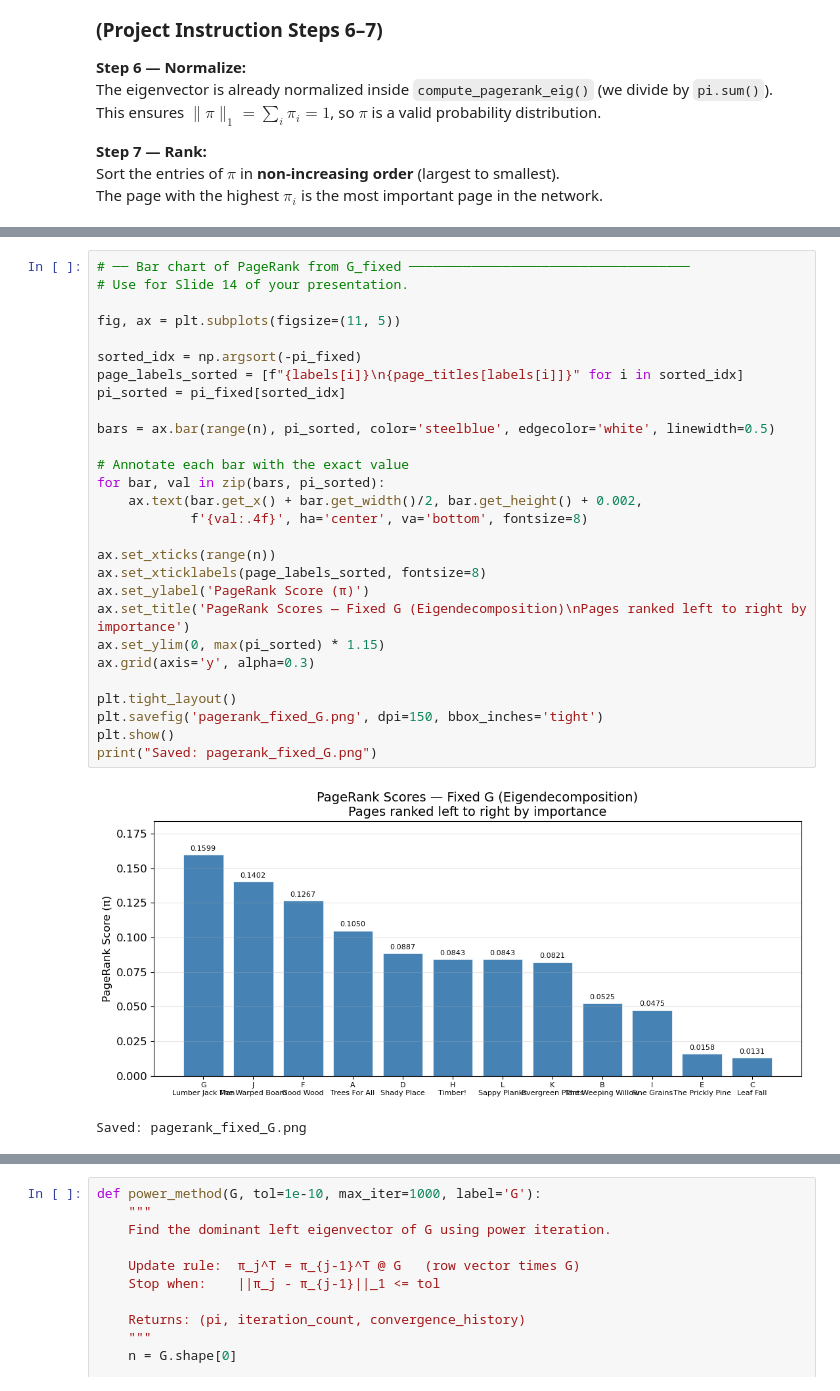
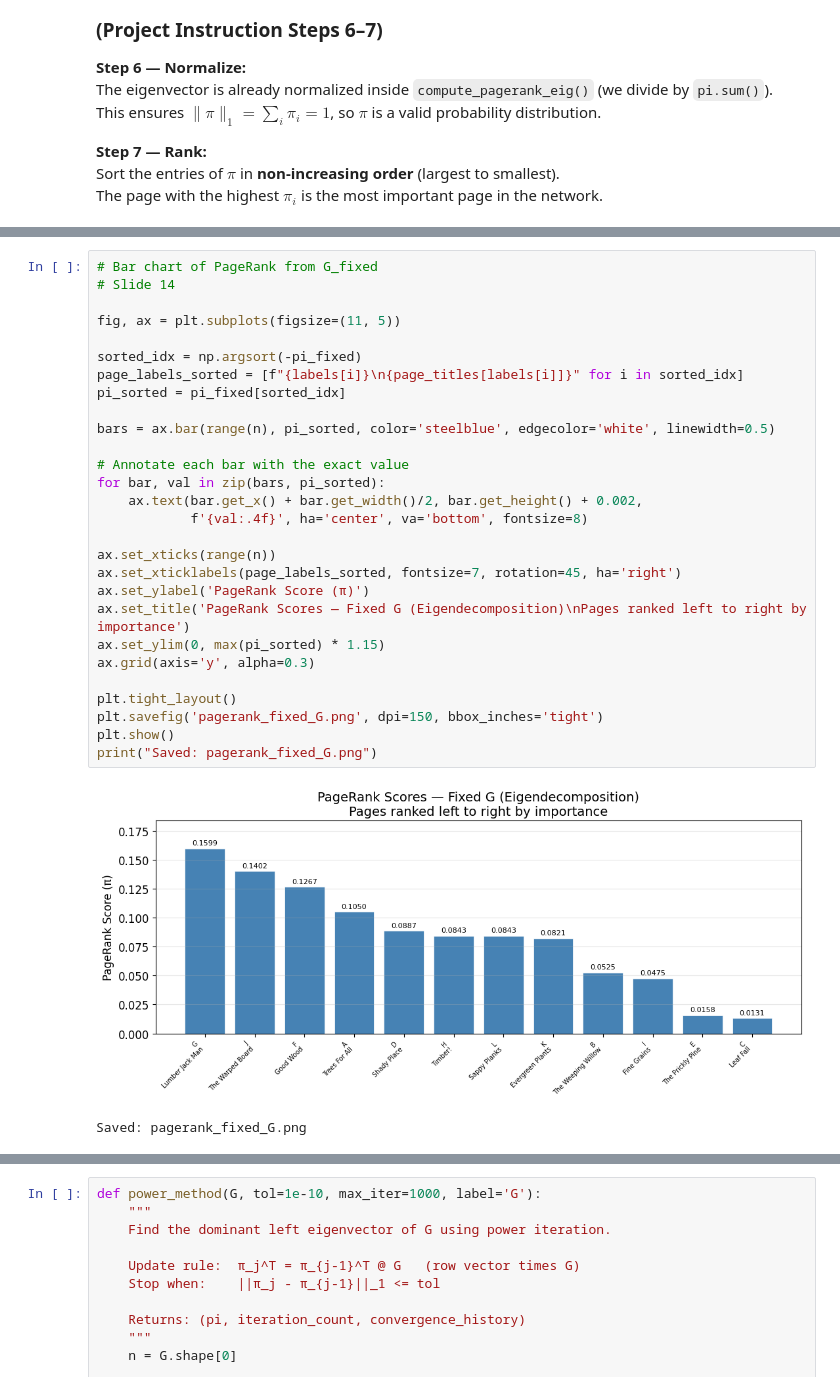
Before and after one commit to arezoog/MAT167_Final, a Jupyter notebook: MAT167_PageRank.ipynb, the cells around one changed output, grey strips where cells are left out. Saved outputs shown, nothing was run; the diff lists cells and outputs as text.

```diff
--- a/MAT167_PageRank.ipynb
+++ b/MAT167_PageRank.ipynb
@@ -429,35 +429,35 @@ Rank   Page   Title                     π value      % of total
 
   sum(π) = 1.00000000  (must be 1.0)
 # %%
-# ── Bar chart of PageRank from G_fixed ────────────────────────────────────
-# Use for Slide 14 of your presentation.
+# Bar chart of PageRank from G_fixed
+# Slide 14
 
 fig, ax = plt.subplots(figsize=(11, 5))
 
 sorted_idx = np.argsort(-pi_fixed)
 page_labels_sorted = [f"{labels[i]}\n{page_titles[labels[i]]}" for i in sorted_idx]
 pi_sorted = pi_fixed[sorted_idx]
 
 bars = ax.bar(range(n), pi_sorted, color='steelblue', edgecolor='white', linewidth=0.5)
 
 # Annotate each bar with the exact value
 for bar, val in zip(bars, pi_sorted):
     ax.text(bar.get_x() + bar.get_width()/2, bar.get_height() + 0.002,
             f'{val:.4f}', ha='center', va='bottom', fontsize=8)
 
 ax.set_xticks(range(n))
-ax.set_xticklabels(page_labels_sorted, fontsize=8)
+ax.set_xticklabels(page_labels_sorted, fontsize=7, rotation=45, ha='right')
 ax.set_ylabel('PageRank Score (π)')
 ax.set_title('PageRank Scores — Fixed G (Eigendecomposition)\nPages ranked left to right by importance')
 ax.set_ylim(0, max(pi_sorted) * 1.15)
 ax.grid(axis='y', alpha=0.3)
 
 plt.tight_layout()
 plt.savefig('pagerank_fixed_G.png', dpi=150, bbox_inches='tight')
 plt.show()
 print("Saved: pagerank_fixed_G.png")
 # %% [output]
-[figure, old version]
+[figure, new version]
 Saved: pagerank_fixed_G.png
 # %% [markdown]
 ---
```
Also changed, not shown: parts of 24 cells of this notebook.
